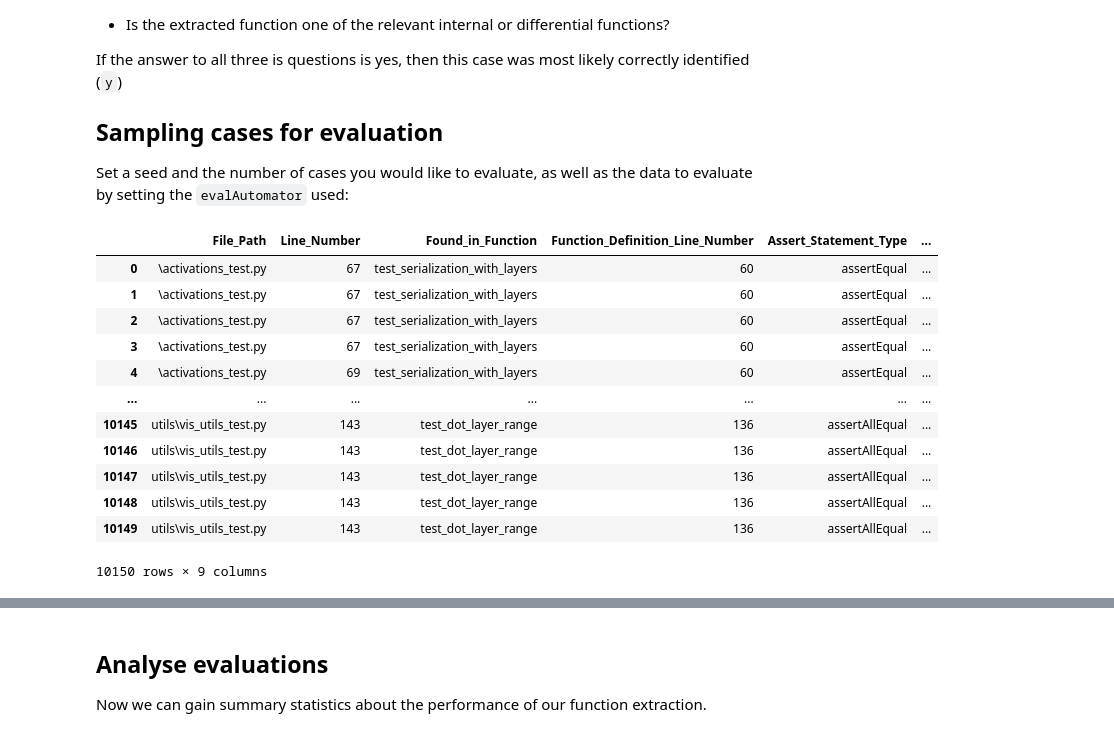
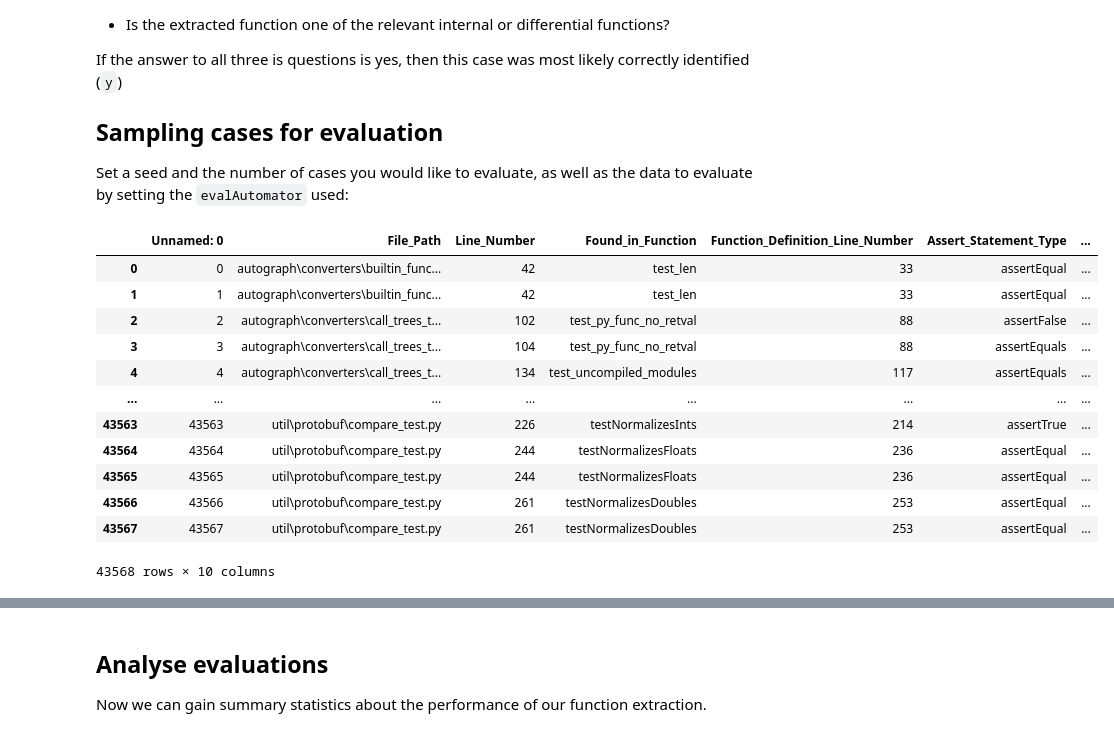
Before and after one commit to AlexanderProchnow/DLL_Testing_Tool, a Jupyter notebook: Code/1_Test_Case_Extraction_and_Analysis/2_Data_evaluation.ipynb, the cells around one changed output, grey strips where cells are left out. Cells and saved outputs as stored; diff of their text form; code cells hidden in the pictures.

```diff
--- a/Code/1_Test_Case_Extraction_and_Analysis/2_Data_evaluation.ipynb
+++ b/Code/1_Test_Case_Extraction_and_Analysis/2_Data_evaluation.ipynb
@@ -13,13 +13,16 @@ import os
 ## Setup
 # %%
 # Set library root folder:
+dl_library_root = "/Users/Alex/Desktop/BachelorThesis/DLL_Testing_Tool/DL_Libraries/"
 
 # For TensorFlow
 library_root_tensorflow = "A:/BachelorThesis/DLL_Testing_Tool/DL_Libraries/Tensorflow/tensorflow-master/tensorflow/python/"
+library_root_tensorflow = dl_library_root + "Tensorflow/tensorflow-2.6.0/tensorflow/python/"
 save_data_to_tensorflow = "extracted_data/tensorflow_evaluation_data.csv"
 
 # For TensorFlow 1.12.0
 library_root_tensorflow_1_12_0 = "A:/BachelorThesis/DLL_Testing_Tool/DL_Libraries/Tensorflow/tensorflow-1.12.0/tensorflow/python/"
+library_root_tensorflow_1_12_0 = dl_library_root + "Tensorflow/tensorflow-1.12.0/tensorflow/python/"
 save_data_to_tensorflow_1_12_0 = "extracted_data/tensorflow_1.12.0_evaluation_data.csv"
 
 # For Pytorch
@@ -229,6 +228,8 @@ y: Test case correctly identified
 n: Test case is not differential testing
 ?: Allows for the entry of a comment. This is meant for situations where the current case is differential testing, but the differential testing function was not extracted correctly (or some other data is incorrect).
 # %%
+UNEVALUATED_STRING = "UNEVALUATED"
+
 class EvaluationAutomator:
     def __init__(self, df, library_root, save_data_to):
         """Initialize the evaluation automator.
@@ -249,7 +250,7 @@ class EvaluationAutomator:
         # otherwise initialize evaluation df and add new column for the evaluation result
         else:
             self.eval_df = df.copy()
-            todo_list = ["TODO"] * len(self.eval_df.index)
+            todo_list = [UNEVALUATED_STRING] * len(self.eval_df.index)
             self.eval_df.insert(len(df.columns), 'Evaluation', todo_list)
             self.eval_df.to_csv(self.save_data_to)
             print("New evaluation data created.")
@@ -266,7 +267,7 @@ class EvaluationAutomator:
         print("\n")
 
         # check if it has already been evaluated
-        if self.eval_df.at[index, 'Evaluation'] != "TODO":
+        if self.eval_df.at[index, 'Evaluation'] != UNEVALUATED_STRING:
             print("Already evaluated! Previous evaluation: " + self.eval_df.at[index, 'Evaluation'])
             if input("Re-evaluate? (y / n) ") != "y":
                 return
@@ -275,7 +276,8 @@ class EvaluationAutomator:
         # print the relevant source code lines:
 
         # get source file of current test case and open it as an array of lines
-        source = open(self.library_root + self.df.iloc[index]['File_Path']).readlines()
+        source_file_path = self.df.iloc[index]['File_Path'].replace('\\', '/')
+        source = open(self.library_root + source_file_path).readlines()
 
         # set beginning and end line number for the code section to display
         beginning_line_no = self.df.iloc[index]['Function_Definition_Line_Number']
@@ -362,26 +364,26 @@ If the answer to all three is questions is yes, then this case was most likely c
 
 Set a seed and the number of cases you would like to evaluate, as well as the data to evaluate by setting the `evalAutomator` used:
 # %%
-RANDOM_SEED = 42 + 3
-NUM_CASES = 10
+RANDOM_SEED = 42
+NUM_CASES = 50
 
-evalAutomator = evalAutomator_keras
+evalAutomator = evalAutomator_tensorflow_1_12_0
 eval_data = evalAutomator.getEvalData()
 eval_data
 # %% [output]
-|  | File_Path | Line_Number | Found_in_Function | Function_Definition_Line_Number | Assert_Statement_Type | ... |
-| 0 | \activations_test.py | 67 | test_serialization_with_layers | 60 | assertEqual | ... |
-| 1 | \activations_test.py | 67 | test_serialization_with_layers | 60 | assertEqual | ... |
-| 2 | \activations_test.py | 67 | test_serialization_with_layers | 60 | assertEqual | ... |
-| 3 | \activations_test.py | 67 | test_serialization_with_layers | 60 | assertEqual | ... |
-| 4 | \activations_test.py | 69 | test_serialization_with_layers | 60 | assertEqual | ... |
-| ... | ... | ... | ... | ... | ... | ... |
-| 10145 | utils\vis_utils_test.py | 143 | test_dot_layer_range | 136 | assertAllEqual | ... |
-| 10146 | utils\vis_utils_test.py | 143 | test_dot_layer_range | 136 | assertAllEqual | ... |
-| 10147 | utils\vis_utils_test.py | 143 | test_dot_layer_range | 136 | assertAllEqual | ... |
-| 10148 | utils\vis_utils_test.py | 143 | test_dot_layer_range | 136 | assertAllEqual | ... |
-| 10149 | utils\vis_utils_test.py | 143 | test_dot_layer_range | 136 | assertAllEqual | ... |
+|  | Unnamed: 0 | File_Path | Line_Number | Found_in_Function | Function_Definition_Line_Number | Assert_Statement_Type | ... |
+| 0 | 0 | autograph\converters\builtin_func... | 42 | test_len | 33 | assertEqual | ... |
+| 1 | 1 | autograph\converters\builtin_func... | 42 | test_len | 33 | assertEqual | ... |
+| 2 | 2 | autograph\converters\call_trees_t... | 102 | test_py_func_no_retval | 88 | assertFalse | ... |
+| 3 | 3 | autograph\converters\call_trees_t... | 104 | test_py_func_no_retval | 88 | assertEquals | ... |
+| 4 | 4 | autograph\converters\call_trees_t... | 134 | test_uncompiled_modules | 117 | assertEquals | ... |
+| ... | ... | ... | ... | ... | ... | ... | ... |
+| 43563 | 43563 | util\protobuf\compare_test.py | 226 | testNormalizesInts | 214 | assertTrue | ... |
+| 43564 | 43564 | util\protobuf\compare_test.py | 244 | testNormalizesFloats | 236 | assertEqual | ... |
+| 43565 | 43565 | util\protobuf\compare_test.py | 244 | testNormalizesFloats | 236 | assertEqual | ... |
+| 43566 | 43566 | util\protobuf\compare_test.py | 261 | testNormalizesDoubles | 253 | assertEqual | ... |
+| 43567 | 43567 | util\protobuf\compare_test.py | 261 | testNormalizesDoubles | 253 | assertEqual | ... |
-10150 rows × 9 columns
+43568 rows × 10 columns
 # %%
 # create custom evaluator for only gamma_test cases in tf 1.12.0
 filtered_eval_cases = df_tensorflow_1_12_0[df_tensorflow_1_12_0.File_Path.str.contains('\\\\rnn_test', na=False)]
```
Also changed, not shown: parts of 9 cells of this notebook, 5 other files.
